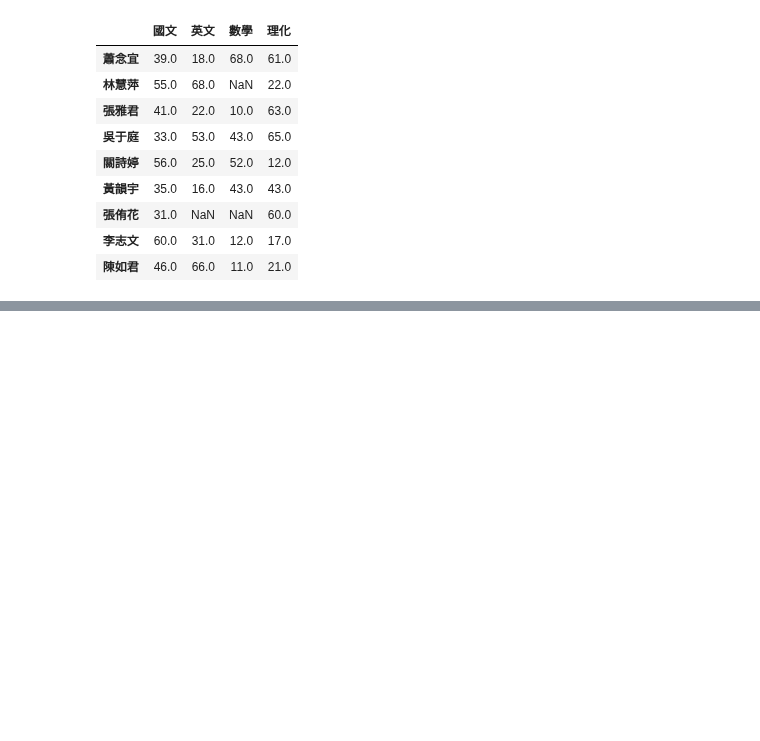
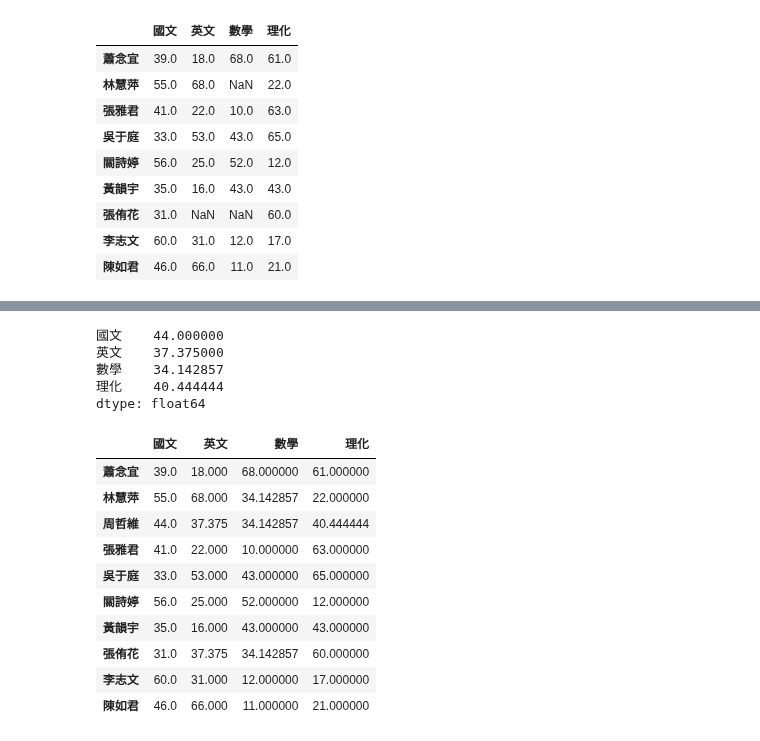
Before and after one commit to vcdemy/20230613, a Jupyter notebook: 20230801筆記.ipynb, the cells around one changed output, grey strips where cells are left out. Cells and saved outputs as stored; diff of their text form; code cells hidden in the pictures; blank space fills up the shorter version.

```diff
--- a/20230801筆記.ipynb
+++ b/20230801筆記.ipynb
@@ -644,0 +693,22 @@ df1.dropna(how='all')
+# %%
+df1.mean()
+# %% [output]
+國文    44.000000
+英文    37.375000
+數學    34.142857
+理化    40.444444
+dtype: float64
+# %%
+df1.fillna(df1.mean())
+# %% [output]
+|  | 國文 | 英文 | 數學 | 理化 |
+| 蕭念宜 | 39.0 | 18.000 | 68.000000 | 61.000000 |
+| 林慧萍 | 55.0 | 68.000 | 34.142857 | 22.000000 |
+| 周哲維 | 44.0 | 37.375 | 34.142857 | 40.444444 |
+| 張雅君 | 41.0 | 22.000 | 10.000000 | 63.000000 |
+| 吳于庭 | 33.0 | 53.000 | 43.000000 | 65.000000 |
+| 關詩婷 | 56.0 | 25.000 | 52.000000 | 12.000000 |
+| 黃韻宇 | 35.0 | 16.000 | 43.000000 | 43.000000 |
+| 張侑花 | 31.0 | 37.375 | 34.142857 | 60.000000 |
+| 李志文 | 60.0 | 31.000 | 12.000000 | 17.000000 |
+| 陳如君 | 46.0 | 66.000 | 11.000000 | 21.000000 |
```
Also changed, not shown: parts of 9 cells of this notebook.
